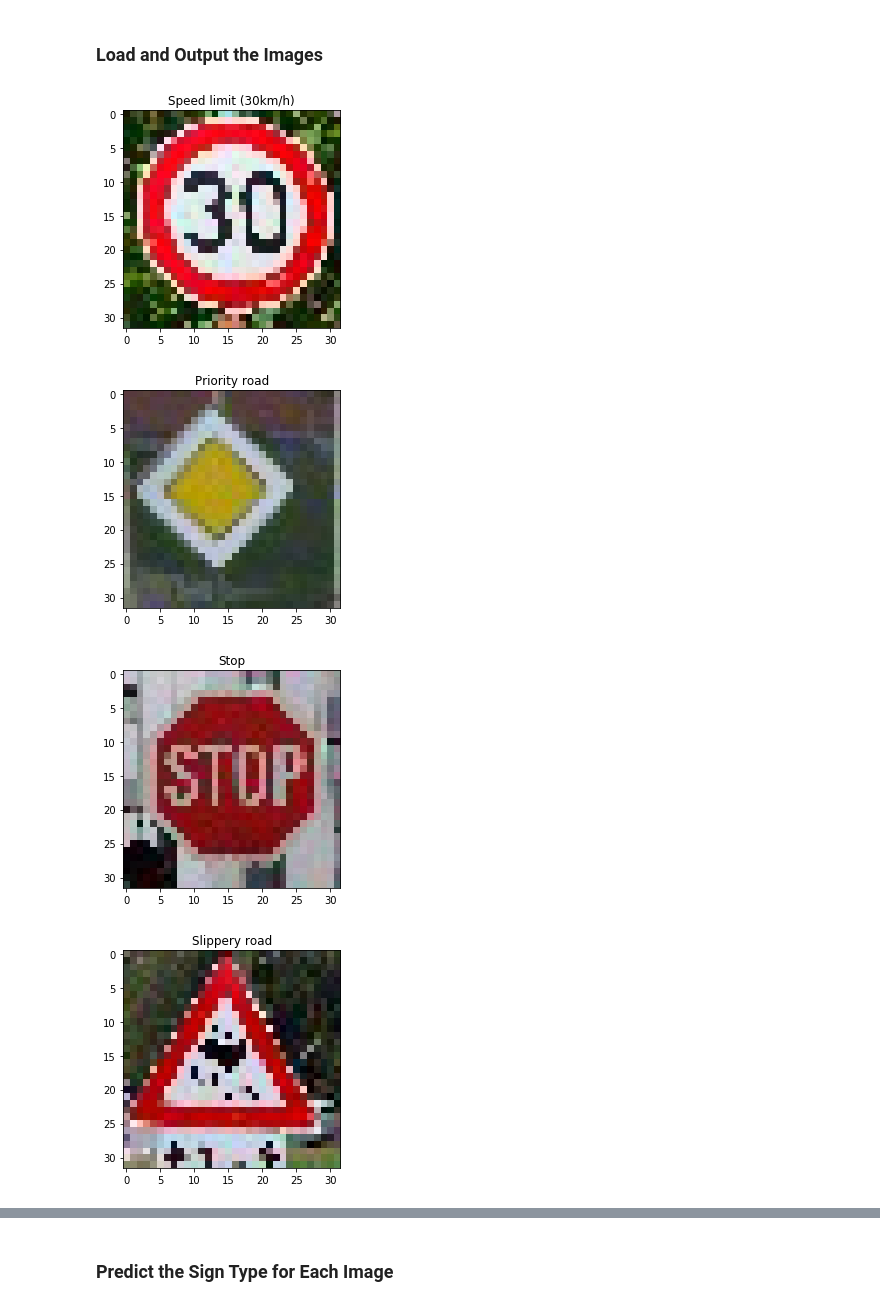
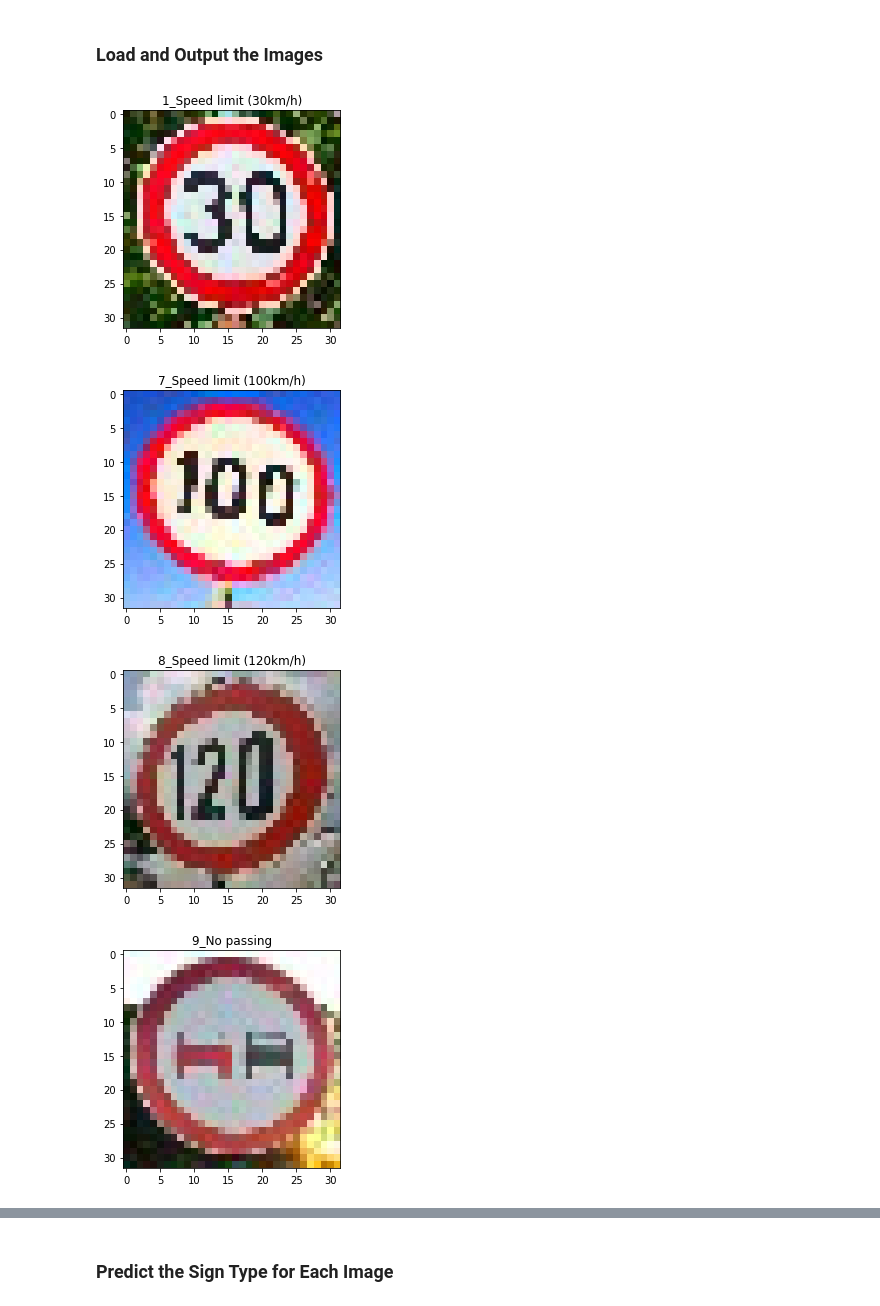
Before and after one commit to PeterTNguyen/CarND-Traffic-Sign-Classifier, a Jupyter notebook: Traffic_Sign_Classifier.ipynb, the cells around one changed output, grey strips where cells are left out. Drawn from its saved outputs; the diff is of its cells as text; code cells hidden in the pictures.

Commit message:
Updated code and added signs to process

```diff
--- a/Traffic_Sign_Classifier.ipynb
+++ b/Traffic_Sign_Classifier.ipynb
@@ -521,25 +522,29 @@ You may find `signnames.csv` useful as it contains mappings from the class id (i
 # %%
 ### Load the images and plot them here.
 ### Feel free to use as many code cells as needed.
 import matplotlib.image as mpimg
-num_imgs = 6
+num_imgs = 9
 
 test_images = np.zeros((num_imgs, 32, 32, 3), dtype=np.uint8)
-test_labels = [1, 12, 14, 23, 28, 40]
+test_labels = [1, 7, 8, 9, 12, 14, 27, 28, 40]
 
 test_images[0] = mpimg.imread('signs/speedlimit30_1.jpg')
-test_images[1] = mpimg.imread('signs/priority_rd_12.jpg')
-test_images[2] = mpimg.imread('signs/stop_14.jpg')
-test_images[3] = mpimg.imread('signs/slippery_rd_23.jpg')
-test_images[4] = mpimg.imread('signs/children_crossing_28.jpg')
-test_images[5] = mpimg.imread('signs/roundabout_40.jpeg')
+test_images[1] = mpimg.imread('signs/speedlimit100_7.jpeg')
+test_images[2] = mpimg.imread('signs/speedlimit120_8.jpg')
+test_images[3] = mpimg.imread('signs/no_pass_9.jpg')
+test_images[4] = mpimg.imread('signs/priority_rd_12.jpg')
+test_images[5] = mpimg.imread('signs/stop_14.jpg')
+test_images[6] = mpimg.imread('signs/pedestrian_27.jpg')
+test_images[7] = mpimg.imread('signs/children_crossing_28.jpg')
+test_images[8] = mpimg.imread('signs/roundabout_40.jpeg')
 
 for img, label in zip(test_images, test_labels):
     plt.figure()
-    plt.title(signnames[label])
+    plt.title(str(label) + '_' + signnames[label])
     plt.imshow(img)
+    plt.savefig('figs/test_images_' + str(label))
 # %% [output]
-[figure, old version]
+[figure, new version]
-[figure, old version]
+[figure, new version]
-[figure, old version]
+[figure, new version]
-[figure, old version]
+[figure, new version]
```
Also changed, not shown: parts of 13 cells of this notebook, 15 other files.
